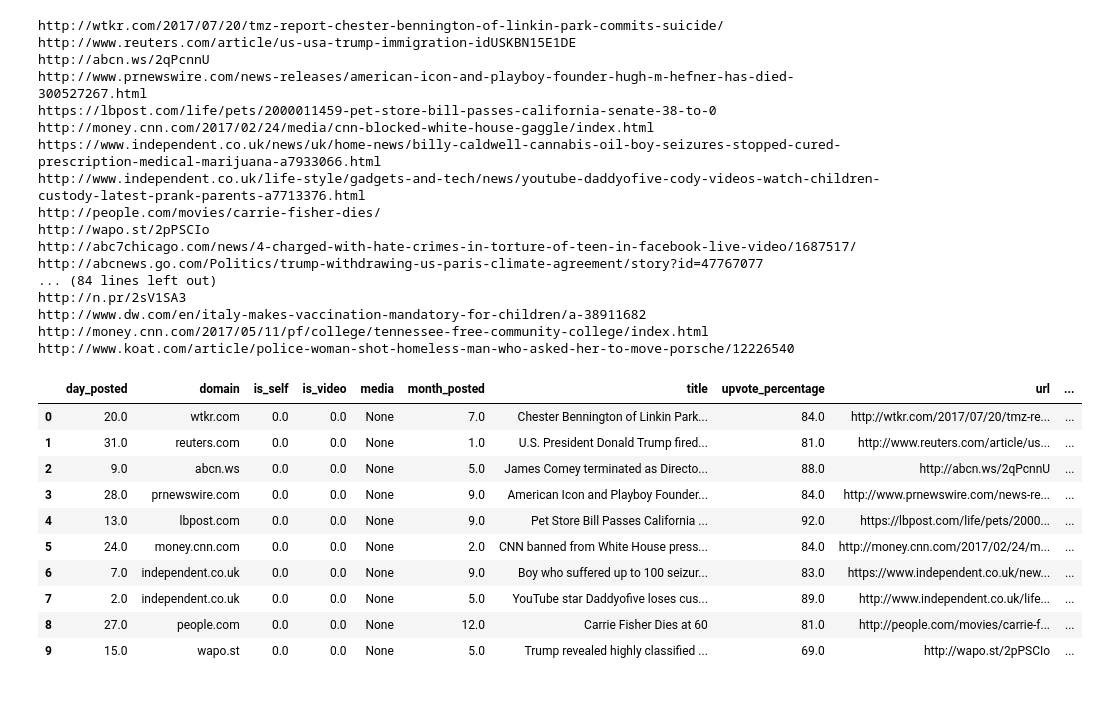
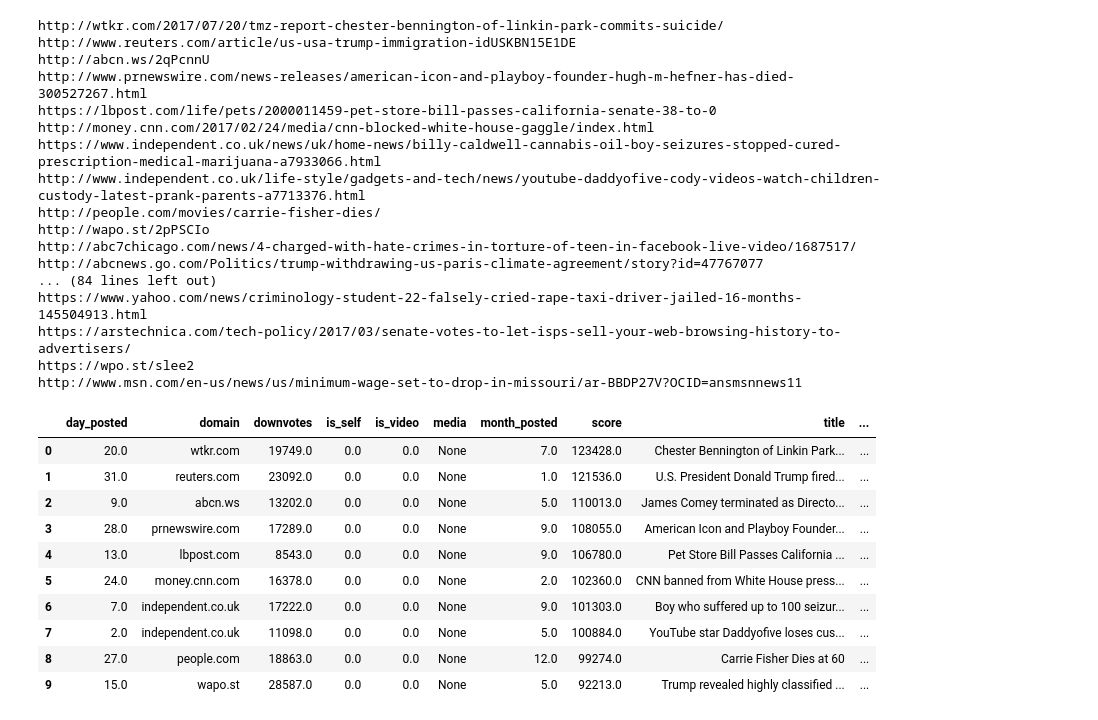
Before and after one commit to Parkkeo1/Reddit_Unlocked, a Jupyter notebook: garyab2/PRAW_test.ipynb, the cells around one changed output. Cells and saved outputs as stored; diff of their text form; code cells hidden in the pictures.

```diff
--- a/garyab2/PRAW_test.ipynb
+++ b/garyab2/PRAW_test.ipynb
@@ -1,11 +1,13 @@
 # %%
 import praw
 
-reddit = praw.Reddit(client_id='UHCBgwhLYPSEeg',
-                    client_secret='dw7eLPuOBlsQXo5EtWhWiSGgWvk',
-                    user_agent='Vcrew192')
-subreddit = reddit.subreddit('news')
-for submission in subreddit.top('year'):
+reddit = praw.Reddit(client_id='Pj5o8QpNXXJY9A',
+                    client_secret='pQKMRBmhp0In48NoNvvktfRo2eA',
+                    pasword = 'prawisgreat',
+                    user_agent='Reddit Unlocked CS196 Project @ UIUC',
+                    username='RedditUnlocked196')
+news = reddit.subreddit('news')
+for submission in news.top('year'):
     print(submission.url)
 # %% [output]
 http://wtkr.com/2017/07/20/tmz-report-chester-bennington-of-linkin-park-commits-suicide/
@@ -21,10 +23,10 @@ http://wapo.st/2pPSCIo
 http://abc7chicago.com/news/4-charged-with-hate-crimes-in-torture-of-teen-in-facebook-live-video/1687517/
 http://abcnews.go.com/Politics/trump-withdrawing-us-paris-climate-agreement/story?id=47767077
 ... (84 lines left out)
-http://n.pr/2sV1SA3
-http://www.dw.com/en/italy-makes-vaccination-mandatory-for-children/a-38911682
-http://money.cnn.com/2017/05/11/pf/college/tennessee-free-community-college/index.html
-http://www.koat.com/article/police-woman-shot-homeless-man-who-asked-her-to-move-porsche/12226540
+https://www.yahoo.com/news/criminology-student-22-falsely-cried-rape-taxi-driver-jailed-16-months-145504913.html
+https://arstechnica.com/tech-policy/2017/03/senate-votes-to-let-isps-sell-your-web-browsing-history-to-advertisers/
+https://wpo.st/slee2
+http://www.msn.com/en-us/news/us/minimum-wage-set-to-drop-in-missouri/ar-BBDP27V?OCID=ansmsnnews11
 # %%
 import numpy as np
 import pandas as pd
@@ -33,35 +35,41 @@ from datetime import datetime
 # %%
 top10news_df = pd.DataFrame({
     'title': (),
     'url' : (),
     'upvote_percentage': (),
     'year_posted': (),
     'month_posted': (),
     'day_posted': (),
     'is_self': (),
     'is_video': (),
     'media': (),
-    'domain': ()
+    'domain': (),
+    'upvotes': (),
+    'downvotes': (),
+    'score': (),
+    'views': ()
 })
-for submission in subreddit.top('year', limit = 10):
+for submission in news.top('year', limit = 10):
     s = pd.Series([submission.title, submission.url, submission.upvote_ratio * 100,
                    datetime.utcfromtimestamp(submission.created_utc).year,
                   datetime.utcfromtimestamp(submission.created_utc).month,
                   datetime.utcfromtimestamp(submission.created_utc).day,
-                  submission.is_self, submission.is_video, submission.media, submission.domain],
+                  submission.is_self, submission.is_video, submission.media, submission.domain,
+                   submission.score, submission.view_count, int(submission.score * submission.upvote_ratio)],
                   index=['title','url','upvote_percentage', 'year_posted', 'month_posted',
-                         'day_posted', 'is_self', 'is_video', 'media', 'domain'])
+                         'day_posted', 'is_self', 'is_video', 'media', 'domain', 'score','views', 'upvotes'])
     top10news_df = top10news_df.append(s, ignore_index=True)
+top10news_df['downvotes'] = top10news_df['score'] - top10news_df['upvotes']
 top10news_df
 # %% [output]
-|  | day_posted | domain | is_self | is_video | media | month_posted | title | upvote_percentage | url | ... |
-| 0 | 20.0 | wtkr.com | 0.0 | 0.0 | None | 7.0 | Chester Bennington of Linkin Park... | 84.0 | http://wtkr.com/2017/07/20/tmz-re... | ... |
-| 1 | 31.0 | reuters.com | 0.0 | 0.0 | None | 1.0 | U.S. President Donald Trump fired... | 81.0 | http://www.reuters.com/article/us... | ... |
-| 2 | 9.0 | abcn.ws | 0.0 | 0.0 | None | 5.0 | James Comey terminated as Directo... | 88.0 | http://abcn.ws/2qPcnnU | ... |
-| 3 | 28.0 | prnewswire.com | 0.0 | 0.0 | None | 9.0 | American Icon and Playboy Founder... | 84.0 | http://www.prnewswire.com/news-re... | ... |
-| 4 | 13.0 | lbpost.com | 0.0 | 0.0 | None | 9.0 | Pet Store Bill Passes California ... | 92.0 | https://lbpost.com/life/pets/2000... | ... |
-| 5 | 24.0 | money.cnn.com | 0.0 | 0.0 | None | 2.0 | CNN banned from White House press... | 84.0 | http://money.cnn.com/2017/02/24/m... | ... |
-| 6 | 7.0 | independent.co.uk | 0.0 | 0.0 | None | 9.0 | Boy who suffered up to 100 seizur... | 83.0 | https://www.independent.co.uk/new... | ... |
-| 7 | 2.0 | independent.co.uk | 0.0 | 0.0 | None | 5.0 | YouTube star Daddyofive loses cus... | 89.0 | http://www.independent.co.uk/life... | ... |
-| 8 | 27.0 | people.com | 0.0 | 0.0 | None | 12.0 | Carrie Fisher Dies at 60 | 81.0 | http://people.com/movies/carrie-f... | ... |
-| 9 | 15.0 | wapo.st | 0.0 | 0.0 | None | 5.0 | Trump revealed highly classified ... | 69.0 | http://wapo.st/2pPSCIo | ... |
+|  | day_posted | domain | downvotes | is_self | is_video | media | month_posted | score | title | ... |
+| 0 | 20.0 | wtkr.com | 19749.0 | 0.0 | 0.0 | None | 7.0 | 123428.0 | Chester Bennington of Linkin Park... | ... |
+| 1 | 31.0 | reuters.com | 23092.0 | 0.0 | 0.0 | None | 1.0 | 121536.0 | U.S. President Donald Trump fired... | ... |
+| 2 | 9.0 | abcn.ws | 13202.0 | 0.0 | 0.0 | None | 5.0 | 110013.0 | James Comey terminated as Directo... | ... |
+| 3 | 28.0 | prnewswire.com | 17289.0 | 0.0 | 0.0 | None | 9.0 | 108055.0 | American Icon and Playboy Founder... | ... |
+| 4 | 13.0 | lbpost.com | 8543.0 | 0.0 | 0.0 | None | 9.0 | 106780.0 | Pet Store Bill Passes California ... | ... |
+| 5 | 24.0 | money.cnn.com | 16378.0 | 0.0 | 0.0 | None | 2.0 | 102360.0 | CNN banned from White House press... | ... |
+| 6 | 7.0 | independent.co.uk | 17222.0 | 0.0 | 0.0 | None | 9.0 | 101303.0 | Boy who suffered up to 100 seizur... | ... |
+| 7 | 2.0 | independent.co.uk | 11098.0 | 0.0 | 0.0 | None | 5.0 | 100884.0 | YouTube star Daddyofive loses cus... | ... |
+| 8 | 27.0 | people.com | 18863.0 | 0.0 | 0.0 | None | 12.0 | 99274.0 | Carrie Fisher Dies at 60 | ... |
+| 9 | 15.0 | wapo.st | 28587.0 | 0.0 | 0.0 | None | 5.0 | 92213.0 | Trump revealed highly classified ... | ... |
```
Also changed, not shown: parts of 1 cell of this notebook.
